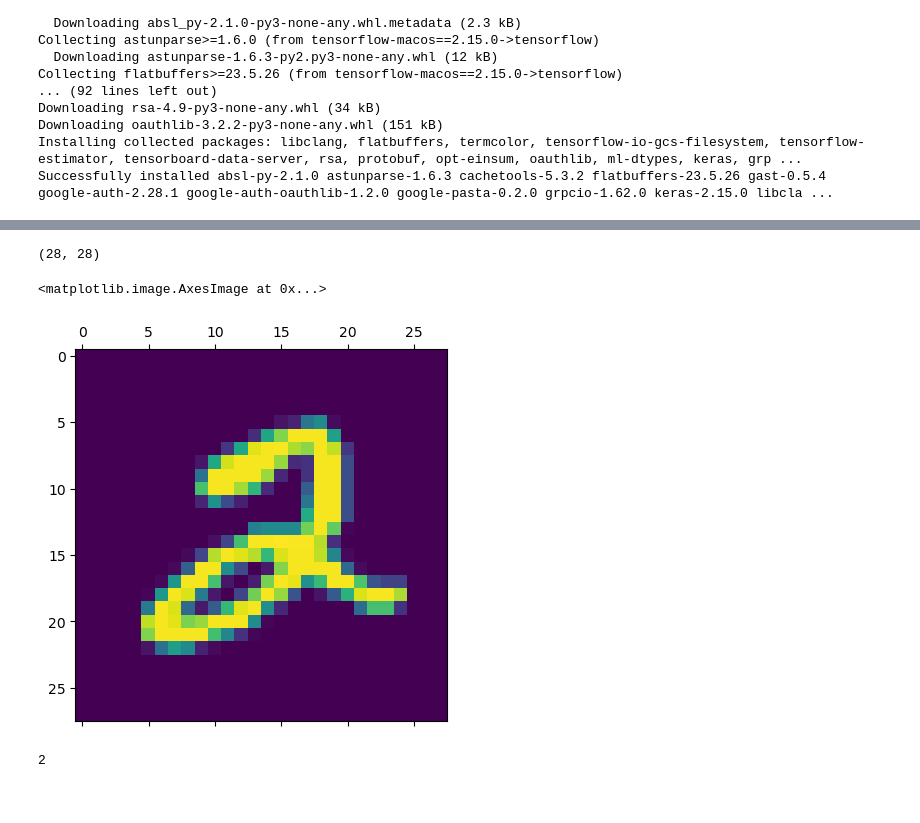
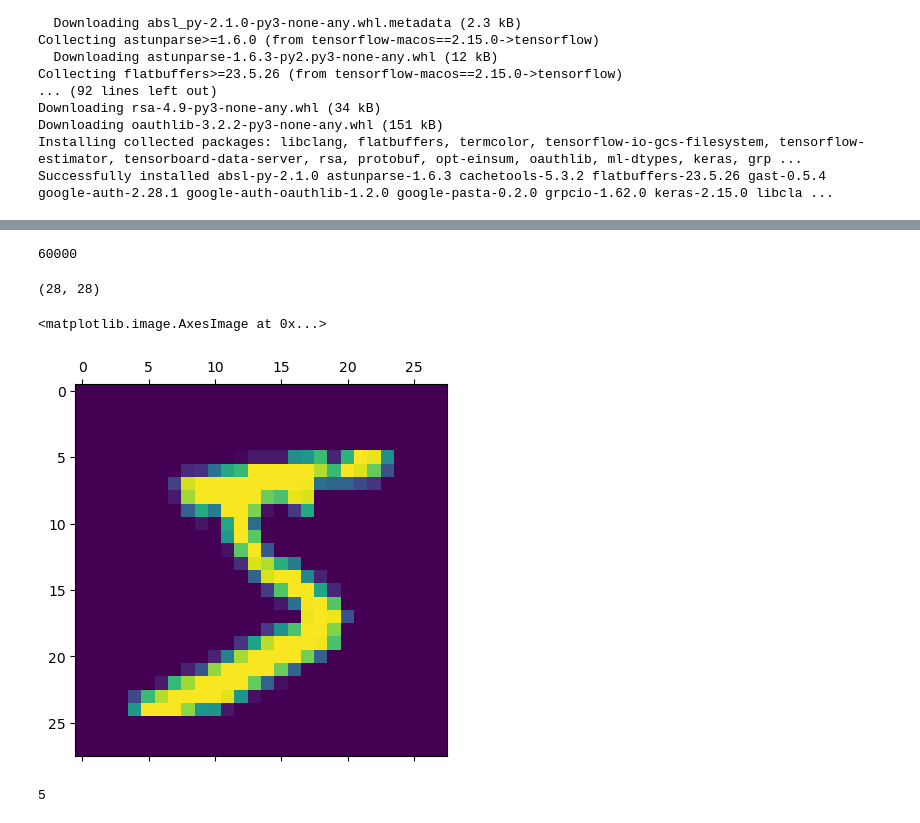
Before and after one commit to devbagha/Deeplearning, a Jupyter notebook: Handwritten digits classification.ipynb, the cells around one changed output, grey strips where cells are left out. Cells and saved outputs as stored; diff of their text form; code cells hidden in the pictures.

```diff
--- a/Handwritten digits classification.ipynb
+++ b/Handwritten digits classification.ipynb
@@ -32 +29,5 @@ Downloading data from https://storage.googleapis.com/tensorflow/tf-keras-dataset
+# %%
+len(X_train)
+# %% [output]
+60000
 # %%
@@ -34,14 +35,14 @@ X_train[0].shape
 # %% [output]
 (28, 28)
 # %%
-plt.matshow(X_train[5])
+plt.matshow(X_train[0])
 # %% [output]
 <matplotlib.image.AxesImage at 0x...>
-[figure, old version]
+[figure, new version]
 # %%
-y_train[5]
+y_train[0]
 # %% [output]
-2
+5
 # %%
 X_train = X_train / 255
 X_test = X_test / 255      ## scaling to achieve accuracy
```
Also changed, not shown: parts of 11 cells of this notebook, 8 other files.
